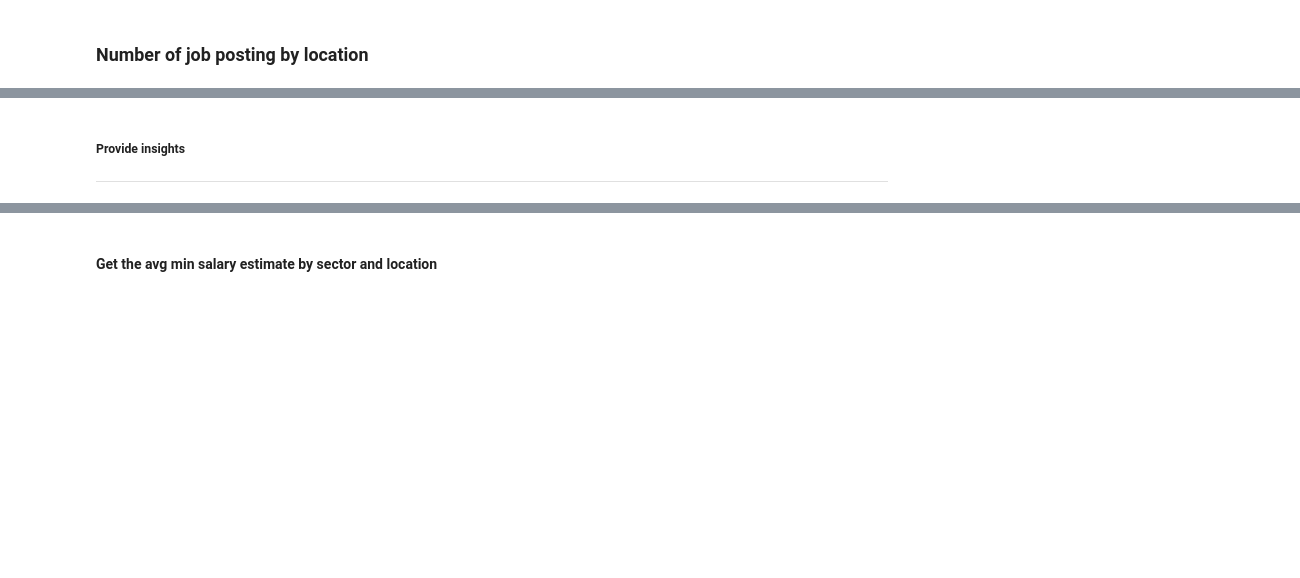
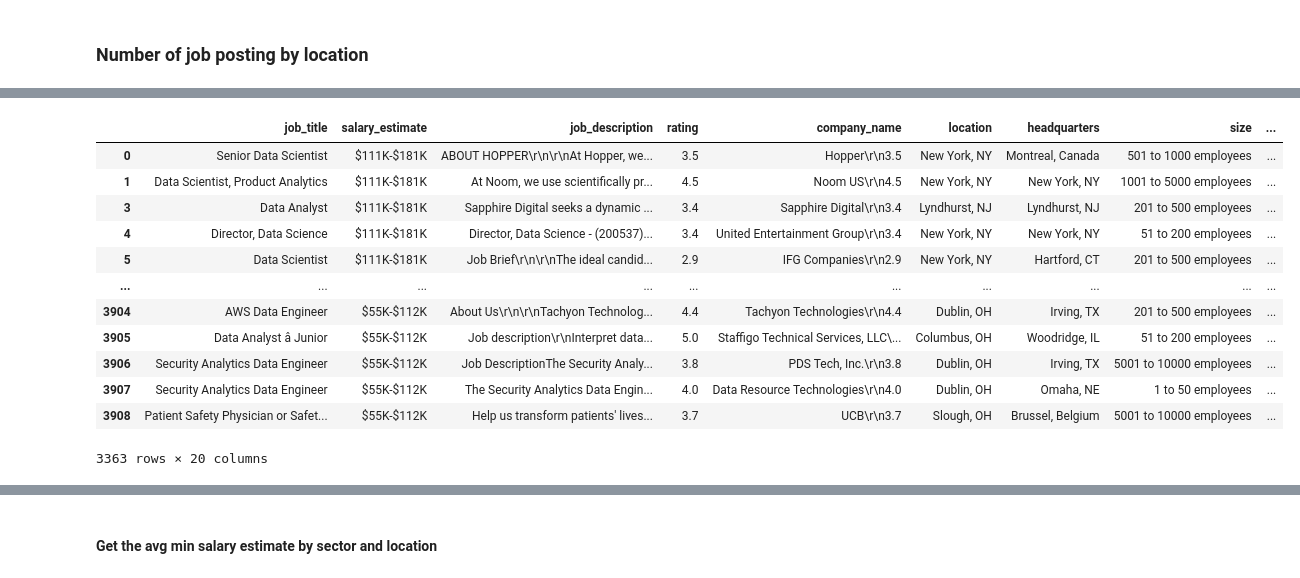
Before and after one commit to BhekiMabheka/Data_Science_Assessment-, a Jupyter notebook: Data_Assessemnt.ipynb, the cells around one changed output, grey strips where cells are left out. Saved outputs shown, nothing was run; the diff lists cells and outputs as text; code cells hidden in the pictures; blank space fills up the shorter version.

Commit message:
Insights

```diff
--- a/Data_Assessemnt.ipynb
+++ b/Data_Assessemnt.ipynb
@@ -205,6 +219,19 @@ roles_by_company_size.head()
 # %%
 fig = px.pie(roles_by_company_size, values='num_of_job_posting', names="company_size_category", template=PLOTLY_THEME)
 fig.show()
-# %% [markdown]
-##### Provide insights
----
+# %%
+df
+# %% [output]
+|  | job_title | salary_estimate | job_description | rating | company_name | location | headquarters | size | ... |
+| 0 | Senior Data Scientist | $111K-$181K | ABOUT HOPPER\r\n\r\nAt Hopper, we... | 3.5 | Hopper\r\n3.5 | New York, NY | Montreal, Canada | 501 to 1000 employees | ... |
+| 1 | Data Scientist, Product Analytics | $111K-$181K | At Noom, we use scientifically pr... | 4.5 | Noom US\r\n4.5 | New York, NY | New York, NY | 1001 to 5000 employees | ... |
+| 3 | Data Analyst | $111K-$181K | Sapphire Digital seeks a dynamic ... | 3.4 | Sapphire Digital\r\n3.4 | Lyndhurst, NJ | Lyndhurst, NJ | 201 to 500 employees | ... |
+| 4 | Director, Data Science | $111K-$181K | Director, Data Science - (200537)... | 3.4 | United Entertainment Group\r\n3.4 | New York, NY | New York, NY | 51 to 200 employees | ... |
+| 5 | Data Scientist | $111K-$181K | Job Brief\r\n\r\nThe ideal candid... | 2.9 | IFG Companies\r\n2.9 | New York, NY | Hartford, CT | 201 to 500 employees | ... |
+| ... | ... | ... | ... | ... | ... | ... | ... | ... | ... |
+| 3904 | AWS Data Engineer | $55K-$112K | About Us\r\n\r\nTachyon Technolog... | 4.4 | Tachyon Technologies\r\n4.4 | Dublin, OH | Irving, TX | 201 to 500 employees | ... |
+| 3905 | Data Analyst â Junior | $55K-$112K | Job description\r\nInterpret data... | 5.0 | Staffigo Technical Services, LLC\... | Columbus, OH | Woodridge, IL | 51 to 200 employees | ... |
+| 3906 | Security Analytics Data Engineer | $55K-$112K | Job DescriptionThe Security Analy... | 3.8 | PDS Tech, Inc.\r\n3.8 | Dublin, OH | Irving, TX | 5001 to 10000 employees | ... |
+| 3907 | Security Analytics Data Engineer | $55K-$112K | The Security Analytics Data Engin... | 4.0 | Data Resource Technologies\r\n4.0 | Dublin, OH | Omaha, NE | 1 to 50 employees | ... |
+| 3908 | Patient Safety Physician or Safet... | $55K-$112K | Help us transform patients' lives... | 3.7 | UCB\r\n3.7 | Slough, OH | Brussel, Belgium | 5001 to 10000 employees | ... |
+3363 rows × 20 columns
```
Also changed, not shown: parts of 12 cells of this notebook.
